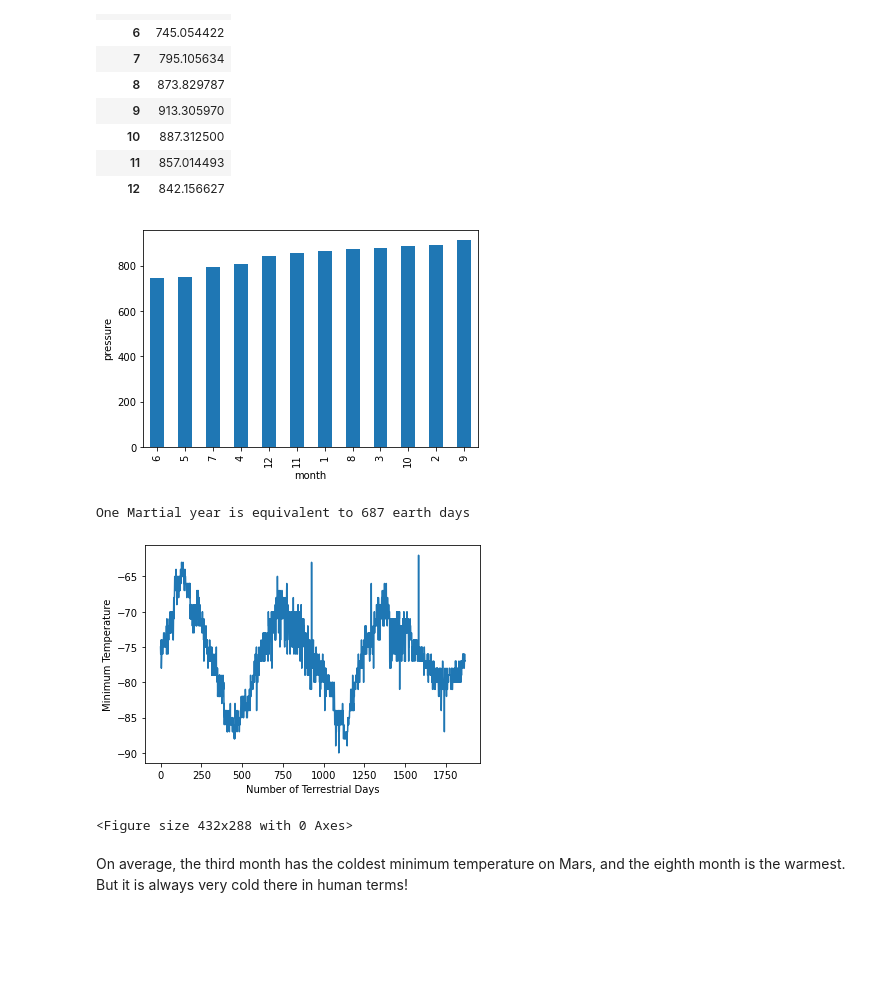
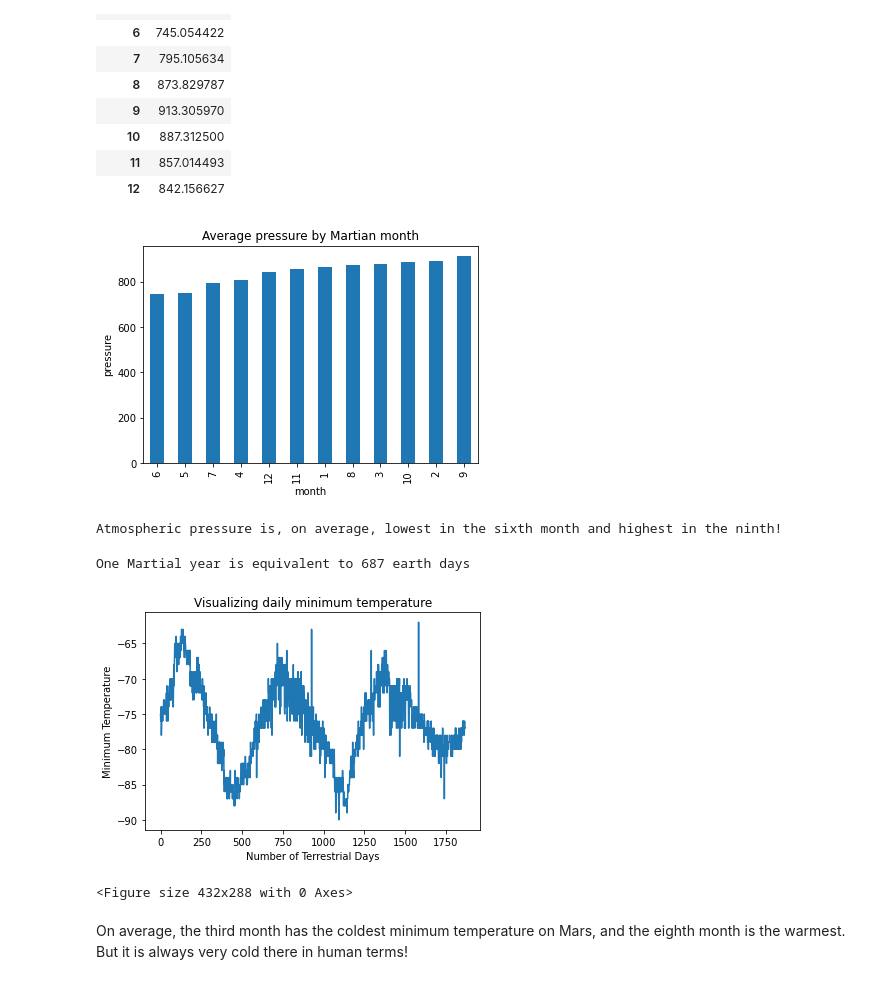
Before and after one commit to Sundakiy/Module-11-Challenge, a Jupyter notebook: part_2_mars_weather.ipynb, the cells around one changed output. Cells and saved outputs as stored; diff of their text form; code cells hidden in the pictures; blank space fills up the shorter version.

```diff
--- a/part_2_mars_weather.ipynb
+++ b/part_2_mars_weather.ipynb
@@ -331,11 +337,16 @@ average_pressure
 # %%
 ascend_avg_pressure = avg_pres.sort_values()
 ascend_avg_pressure.plot.bar()
 plt.xlabel('month')
 plt.ylabel('pressure')
+plt.title('Average pressure by Martian month')
 plt.savefig('av_pressure.png')
 # %% [output]
-[figure, old version]
+[figure, new version]
+# %%
+print(f'Atmospheric pressure is, on average, lowest in the sixth month and highest in the ninth! ')
+# %% [output]
+Atmospheric pressure is, on average, lowest in the sixth month and highest in the ninth!
 # %%
 # 5. How many terrestrial (earth) days are there in a Martian year?
 martial_days = mars_df['terrestrial_date'].loc[(mars_df['ls']==mars_df['ls'][0]) & (mars_df.index!=0)].iloc[0] - mars_df['terrestrial_date'][0]
@@ -345,16 +356,19 @@ print(f'One Martial year is equivalent to {martial_days.days+1} earth days')
 # %% [output]
 One Martial year is equivalent to 687 earth days
 # %%
-# Visuaalizing the result by plotting the daily minimum temperature.
+# Visualizing the result by plotting the daily minimum temperature.
+#A visual estimate within 25% was made.
+
 mars_df['min_temp'].plot(
     kind='line',
     xlabel='Number of Terrestrial Days',
     ylabel='Minimum Temperature')
+plt.title('Visualizing daily minimum temperature')
 plt.show()
 
 plt.savefig('daily_min_temp.png')
 # %% [output]
-[figure, old version]
+[figure, new version]
 <Figure size 432x288 with 0 Axes>
 # %% [markdown]
 On average, the third month has the coldest minimum temperature on Mars, and the eighth month is the warmest. But it is always very cold there in human terms!
```
Also changed, not shown: parts of 4 cells of this notebook, 6 other files.
